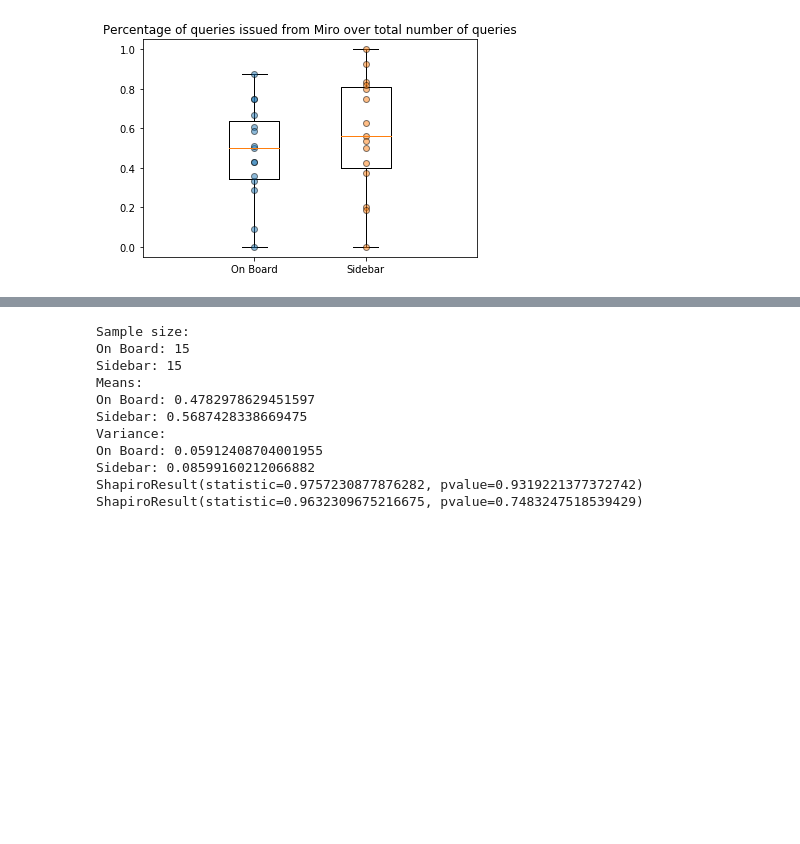
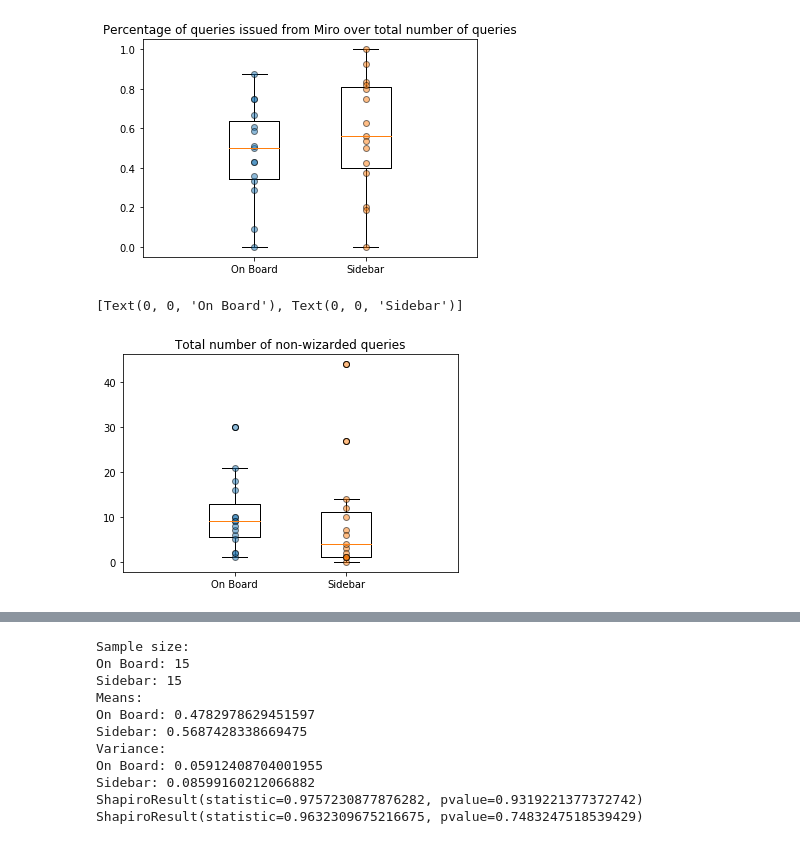
Before and after one commit to creativecolab/IntegratedSearch, a Jupyter notebook: DataAnalysis/DataCollection.ipynb, the cells around one changed output, grey strips where cells are left out. Cells and saved outputs as stored; diff of their text form; code cells hidden in the pictures; blank space fills up the shorter version.

```diff
--- a/DataAnalysis/DataCollection.ipynb
+++ b/DataAnalysis/DataCollection.ipynb
@@ -284,12 +358,15 @@ Ttest_indResult(statistic=-0.21635918529282197, pvalue=0.8302763610488486)
 ### Percentage of queries issued from Miro over total number of queries
 # %%
 browser_df_joined['time_diff'] = browser_df_joined.groupby(['boardId'])['timestamp'].diff()
-browser_pivottable=browser_df_joined.pivot_table(index=['boardId'],columns='studyType')
+browser_pivottable_sum=browser_df_joined.pivot_table(index=['boardId'],columns='studyType', aggfunc='sum')
+browser_pivottable_count=browser_df_joined[['clickedFromMiro', 'webpagesVisited', 'boardId', 'studyType']].pivot_table(index=['boardId'],columns='studyType', aggfunc='count')
+browser_percentage = browser_pivottable_sum/browser_pivottable_count
+queries_notfrommiro =browser_pivottable_count-browser_pivottable_sum
 f, ax = plt.subplots()
-ax.boxplot(browser_pivottable['clickedFromMiro']['On Board'].dropna(),positions=[1/3])
-ax.boxplot(browser_pivottable['clickedFromMiro']['Sidebar'].dropna(),positions=[2/3])
-ax.plot([1/3 for x in range(len(browser_pivottable['clickedFromMiro']['On Board']))], browser_pivottable['clickedFromMiro']['On Board'], 'o', markeredgecolor='k', alpha=0.5)
-ax.plot([2/3 for x in range(len(browser_pivottable['clickedFromMiro']['Sidebar']))], browser_pivottable['clickedFromMiro']['Sidebar'], 'o', markeredgecolor='k', alpha=0.5)
+ax.boxplot(browser_percentage['clickedFromMiro']['On Board'].dropna(),positions=[1/3])
+ax.boxplot(browser_percentage['clickedFromMiro']['Sidebar'].dropna(),positions=[2/3])
+ax.plot([1/3 for x in range(len(browser_percentage['clickedFromMiro']['On Board']))], browser_percentage['clickedFromMiro']['On Board'], 'o', markeredgecolor='k', alpha=0.5)
+ax.plot([2/3 for x in range(len(browser_percentage['clickedFromMiro']['Sidebar']))], browser_percentage['clickedFromMiro']['Sidebar'], 'o', markeredgecolor='k', alpha=0.5)
 ax.set_title('Percentage of queries issued from Miro over total number of queries')
 plt.xlim([0, 1])
 ax.set_xticks([1/3, 2/3])
@@ -297,3 +374,16 @@ ax.set_xticklabels(['On Board', 'Sidebar'])
 plt.savefig(r'C://Users/sheld/ReimaginedSearch/visualizations/MiroQueries.png')
 # %% [output]
 [figure]
+# %%
+f, ax = plt.subplots()
+ax.boxplot(queries_notfrommiro['clickedFromMiro']['On Board'].dropna(),positions=[1/3])
+ax.boxplot(queries_notfrommiro['clickedFromMiro']['Sidebar'].dropna(),positions=[2/3])
+ax.plot([1/3 for x in range(len(queries_notfrommiro['clickedFromMiro']['On Board']))], queries_notfrommiro['clickedFromMiro']['On Board'], 'o', markeredgecolor='k', alpha=0.5)
+ax.plot([2/3 for x in range(len(queries_notfrommiro['clickedFromMiro']['Sidebar']))], queries_notfrommiro['clickedFromMiro']['Sidebar'], 'o', markeredgecolor='k', alpha=0.5)
+ax.set_title('Total number of non-wizarded queries')
+plt.xlim([0, 1])
+ax.set_xticks([1/3, 2/3])
+ax.set_xticklabels(['On Board', 'Sidebar'])
+# %% [output]
+[Text(0, 0, 'On Board'), Text(0, 0, 'Sidebar')]
+[figure, added]
```
Also changed, not shown: parts of 47 cells of this notebook, 1 other file.
